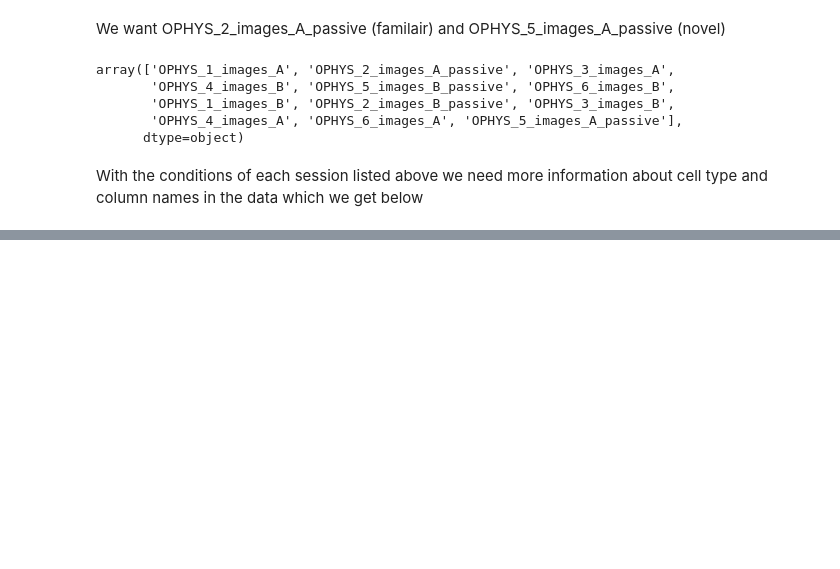
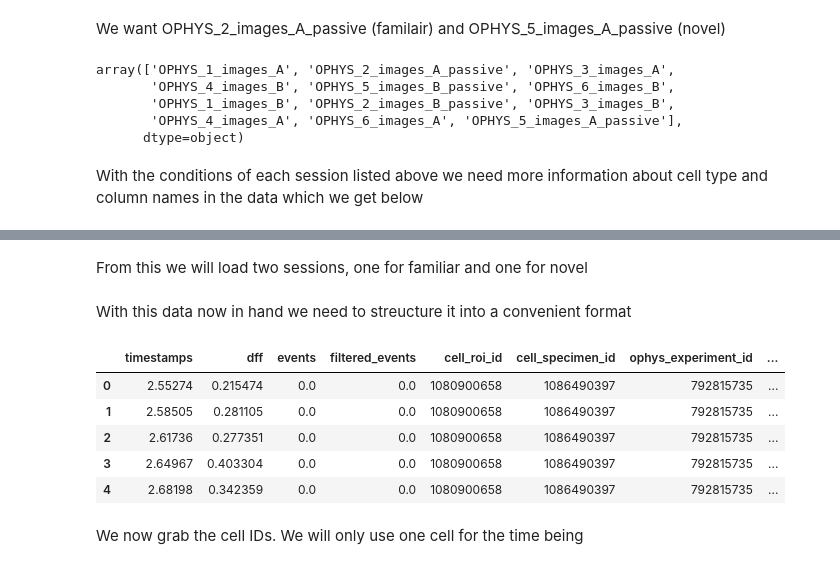
Before and after one commit to michellemtf/NeuromatchProject, a Jupyter notebook: DataForPlasticityProject.ipynb, the cells around one changed output, grey strips where cells are left out. Saved outputs shown, nothing was run; the diff lists cells and outputs as text; code cells hidden in the pictures; blank space fills up the shorter version.

```diff
--- a/DataForPlasticityProject.ipynb
+++ b/DataForPlasticityProject.ipynb
@@ -268,0 +203,2 @@ NOTE TO SELF we have loaded the data, the stimulus info and have the cell ids we
+# %% [markdown]
+From this we will load two sessions, one for familiar and one for novel
@@ -268,0 +213,2 @@ NOTE TO SELF we have loaded the data, the stimulus info and have the cell ids we
+# %% [markdown]
+With this data now in hand we need to streucture it into a convenient format
@@ -268,0 +226,19 @@ NOTE TO SELF we have loaded the data, the stimulus info and have the cell ids we
+# %%
+fam_experiment_neural_data = ophys.build_tidy_cell_df(fam_experiment)
+nov_experiment_neural_data = ophys.build_tidy_cell_df(nov_experiment)
+
+for metadata_key in metadata_keys:
+  fam_experiment_neural_data[metadata_key] = fam_experiment.metadata[metadata_key]
+  nov_experiment_neural_data[metadata_key] = nov_experiment.metadata[metadata_key]
+
+fam_experiment_neural_data.head()
+# nov_experiment_neural_data.head()
+# %% [output]
+|  | timestamps | dff | events | filtered_events | cell_roi_id | cell_specimen_id | ophys_experiment_id | ... |
+| 0 | 2.55274 | 0.215474 | 0.0 | 0.0 | 1080900658 | 1086490397 | 792815735 | ... |
+| 1 | 2.58505 | 0.281105 | 0.0 | 0.0 | 1080900658 | 1086490397 | 792815735 | ... |
+| 2 | 2.61736 | 0.277351 | 0.0 | 0.0 | 1080900658 | 1086490397 | 792815735 | ... |
+| 3 | 2.64967 | 0.403304 | 0.0 | 0.0 | 1080900658 | 1086490397 | 792815735 | ... |
+| 4 | 2.68198 | 0.342359 | 0.0 | 0.0 | 1080900658 | 1086490397 | 792815735 | ... |
+# %% [markdown]
+We now grab the cell IDs. We will only use one cell for the time being
```
Also changed, not shown: parts of 41 cells of this notebook.
